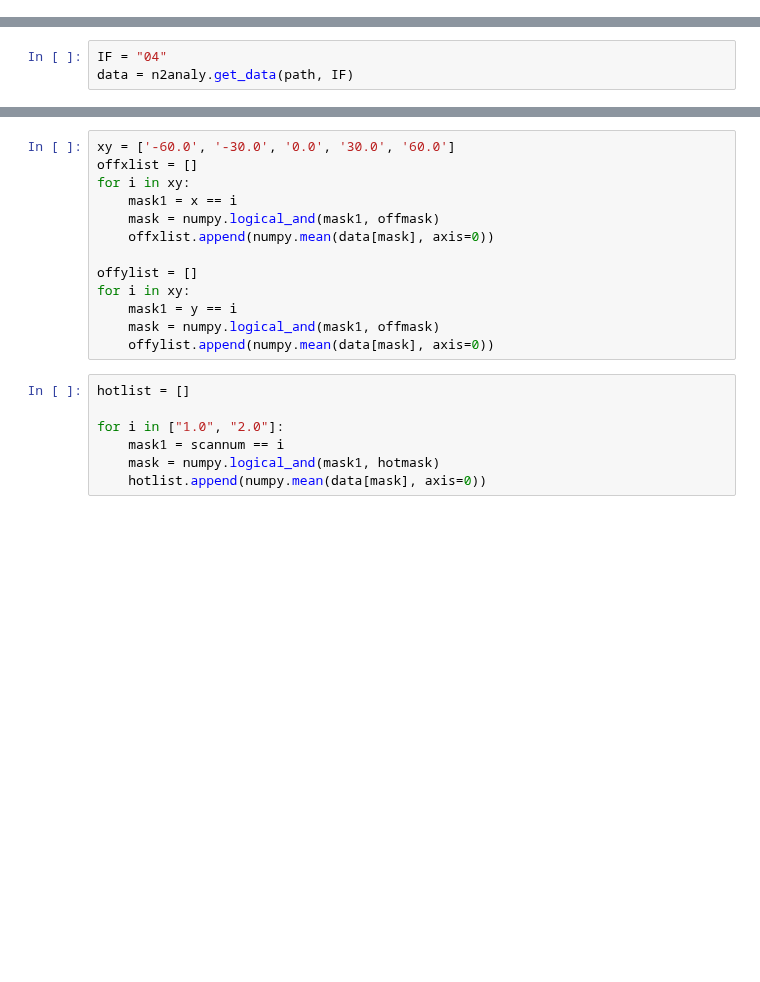
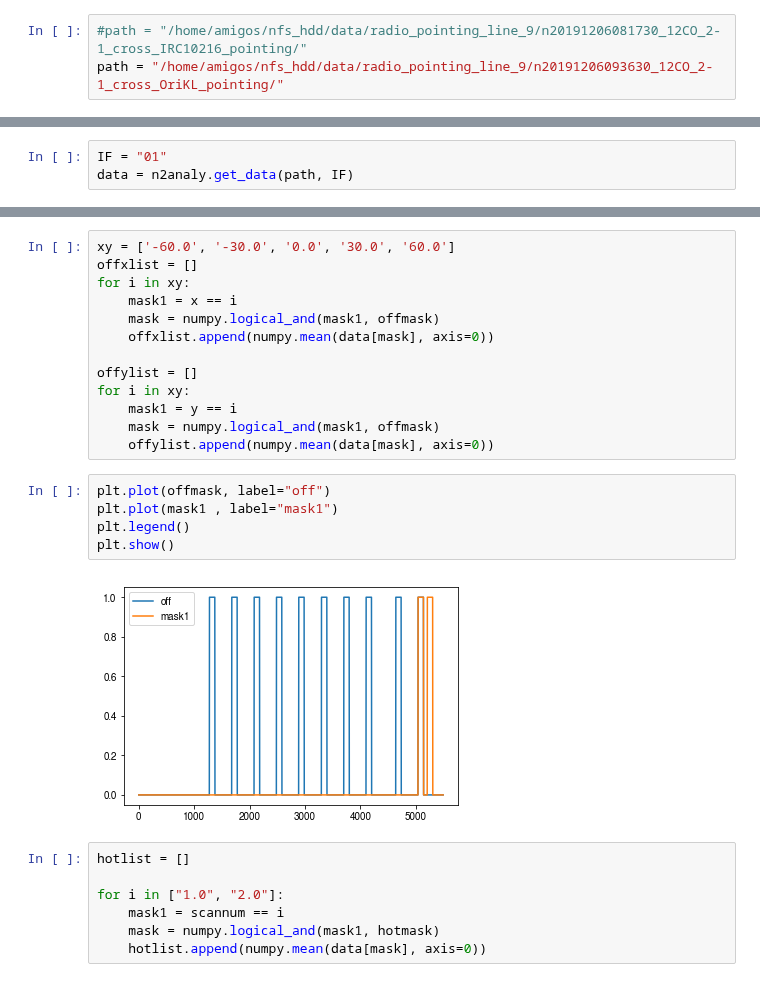
Before and after one commit to nanten2/analy_n2data, a Jupyter notebook: notebook/cross_line_pointing.ipynb, the cells around one changed output, grey strips where cells are left out. Cells and saved outputs as stored; diff of their text form; blank space fills up the shorter version.

```diff
--- a/notebook/cross_line_pointing.ipynb
+++ b/notebook/cross_line_pointing.ipynb
@@ -6,3 +4,6 @@ path = "/home/amigos/seigyo/hdd/HDD_2/data/radio_pointing_line_9/n20190928121955
+# %%
+#path = "/home/amigos/nfs_hdd/data/radio_pointing_line_9/n20191206081730_12CO_2-1_cross_IRC10216_pointing/"
+path = "/home/amigos/nfs_hdd/data/radio_pointing_line_9/n20191206093630_12CO_2-1_cross_OriKL_pointing/"
 # %%
 import n2analy
 import numpy
@@ -12,6 +13,6 @@ import matplotlib.pyplot as plt
 plt.rcParams["font.family"] = "Arial,freesans"
 plt.rcParams["figure.facecolor"] = "white"
 # %%
-IF = "04"
+IF = "01"
 data = n2analy.get_data(path, IF)
 # %% [output]
@@ -104,6 +105,13 @@ for i in xy:
     mask1 = y == i
     mask = numpy.logical_and(mask1, offmask)
     offylist.append(numpy.mean(data[mask], axis=0))
+# %%
+plt.plot(offmask, label="off")
+plt.plot(mask1 , label="mask1")
+plt.legend()
+plt.show()
+# %% [output]
+[figure, added]
 # %%
 hotlist = []
 
```
Also changed, not shown: parts of 9 cells of this notebook, 1 other file.
